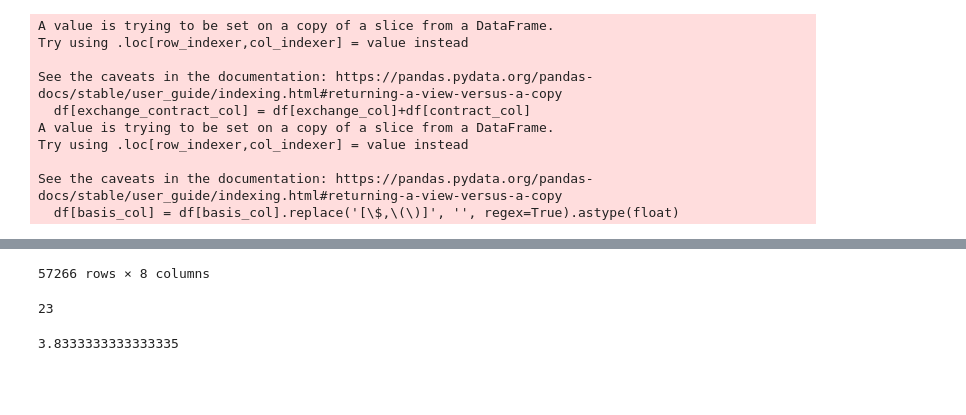
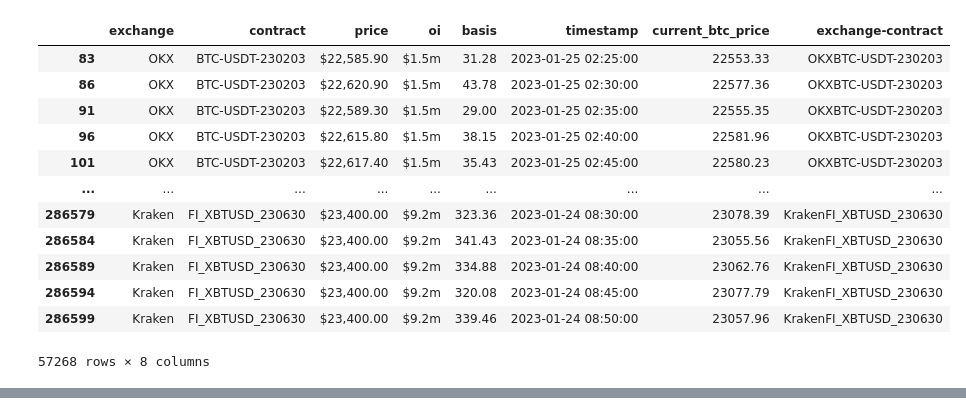
Before and after one commit to j9rds/futures-basis-trading, a Jupyter notebook: notebooks/whole_data.ipynb, the cells around one changed output, grey strips where cells are left out. Saved outputs shown, nothing was run; the diff lists cells and outputs as text; code cells hidden in the pictures; blank space fills up the shorter version.

Commit message:
updated code without data leakage

```diff
--- a/notebooks/whole_data.ipynb
+++ b/notebooks/whole_data.ipynb
@@ -14,9 +16,10 @@ current_btc_price_col = 'current_btc_price'
 n_minutes = 5
 # %%
 #Functions
-def filter_every_n_min(df,n,timestamp_col):
+def filter_every_n_min(input_df,n,timestamp_col):
+    df = input_df.copy()
     df[timestamp_col] = pd.to_datetime(df[timestamp_col],unit='ms').dt.floor('T')
-    time_mask = df[timestamp_col].dt.minute % n == (df[timestamp_col][0].minute % n)
+    time_mask = df[timestamp_col].dt.minute % n == 0#(df[timestamp_col][0].minute % n)
     return df[time_mask]
 def preprocess(df,n_min):
     df = filter_every_n_min(df,n_min,timestamp_col)
@@ -32,16 +35,20 @@ def get_percent_change(df,timestamp_col,exchange_contract_col,target_col):
     return percent_change_df
 # %%
 df = pd.read_csv('data/whole.csv')
+df.drop_duplicates(inplace=True)
 df = preprocess(df,n_minutes)
 df
 # %% [output]
+|  | exchange | contract | price | oi | basis | timestamp | current_btc_price | exchange-contract |
+| 83 | OKX | BTC-USDT-230203 | $22,585.90 | $1.5m | 31.28 | 2023-01-25 02:25:00 | 22553.33 | OKXBTC-USDT-230203 |
+| 86 | OKX | BTC-USDT-230203 | $22,620.90 | $1.5m | 43.78 | 2023-01-25 02:30:00 | 22577.36 | OKXBTC-USDT-230203 |
+| 91 | OKX | BTC-USDT-230203 | $22,589.30 | $1.5m | 29.00 | 2023-01-25 02:35:00 | 22555.35 | OKXBTC-USDT-230203 |
+| 96 | OKX | BTC-USDT-230203 | $22,615.80 | $1.5m | 38.15 | 2023-01-25 02:40:00 | 22581.96 | OKXBTC-USDT-230203 |
+| 101 | OKX | BTC-USDT-230203 | $22,617.40 | $1.5m | 35.43 | 2023-01-25 02:45:00 | 22580.23 | OKXBTC-USDT-230203 |
+| ... | ... | ... | ... | ... | ... | ... | ... | ... |
+| 286579 | Kraken | FI_XBTUSD_230630 | $23,400.00 | $9.2m | 323.36 | 2023-01-24 08:30:00 | 23078.39 | KrakenFI_XBTUSD_230630 |
+| 286584 | Kraken | FI_XBTUSD_230630 | $23,400.00 | $9.2m | 341.43 | 2023-01-24 08:35:00 | 23055.56 | KrakenFI_XBTUSD_230630 |
+| 286589 | Kraken | FI_XBTUSD_230630 | $23,400.00 | $9.2m | 334.88 | 2023-01-24 08:40:00 | 23062.76 | KrakenFI_XBTUSD_230630 |
+| 286594 | Kraken | FI_XBTUSD_230630 | $23,400.00 | $9.2m | 320.08 | 2023-01-24 08:45:00 | 23077.79 | KrakenFI_XBTUSD_230630 |
+| 286599 | Kraken | FI_XBTUSD_230630 | $23,400.00 | $9.2m | 339.46 | 2023-01-24 08:50:00 | 23057.96 | KrakenFI_XBTUSD_230630 |
-A value is trying to be set on a copy of a slice from a DataFrame.
-Try using .loc[row_indexer,col_indexer] = value instead
-
-See the caveats in the documentation: https://pandas.pydata.org/pandas-docs/stable/user_guide/indexing.html#returning-a-view-versus-a-copy
-  df[exchange_contract_col] = df[exchange_col]+df[contract_col]
-A value is trying to be set on a copy of a slice from a DataFrame.
-Try using .loc[row_indexer,col_indexer] = value instead
-
-See the caveats in the documentation: https://pandas.pydata.org/pandas-docs/stable/user_guide/indexing.html#returning-a-view-versus-a-copy
-  df[basis_col] = df[basis_col].replace('[\$,\(\)]', '', regex=True).astype(float)
+57268 rows × 8 columns
@@ -60,4 +55,3 @@ See the caveats in the documentation: https://pandas.pydata.org/pandas-docs/stab
-57266 rows × 8 columns
 # %%
 #Get the percent change of all the Exchange Contract pairs
 percent_change_df = get_percent_change(df,timestamp_col,exchange_contract_col,basis_col)
@@ -162,9 +168 @@ intervals = list(range(12,12*24,12))
-# %%
-len(intervals)
-# %% [output]
-23
-# %%
-(10*23)/60
-# %% [output]
-3.8333333333333335
 # %%
```
Also changed, not shown: parts of 15 cells of this notebook.
